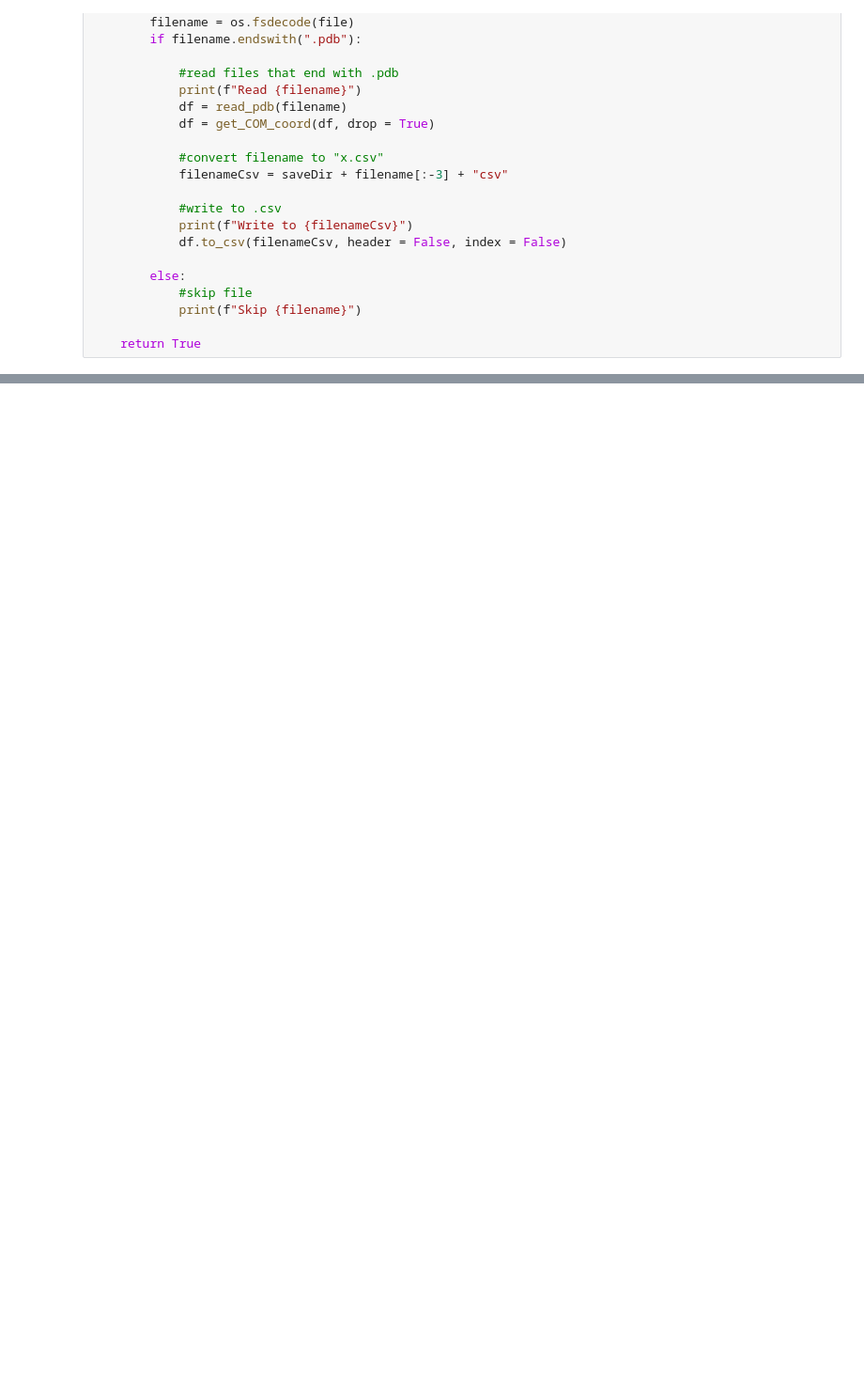
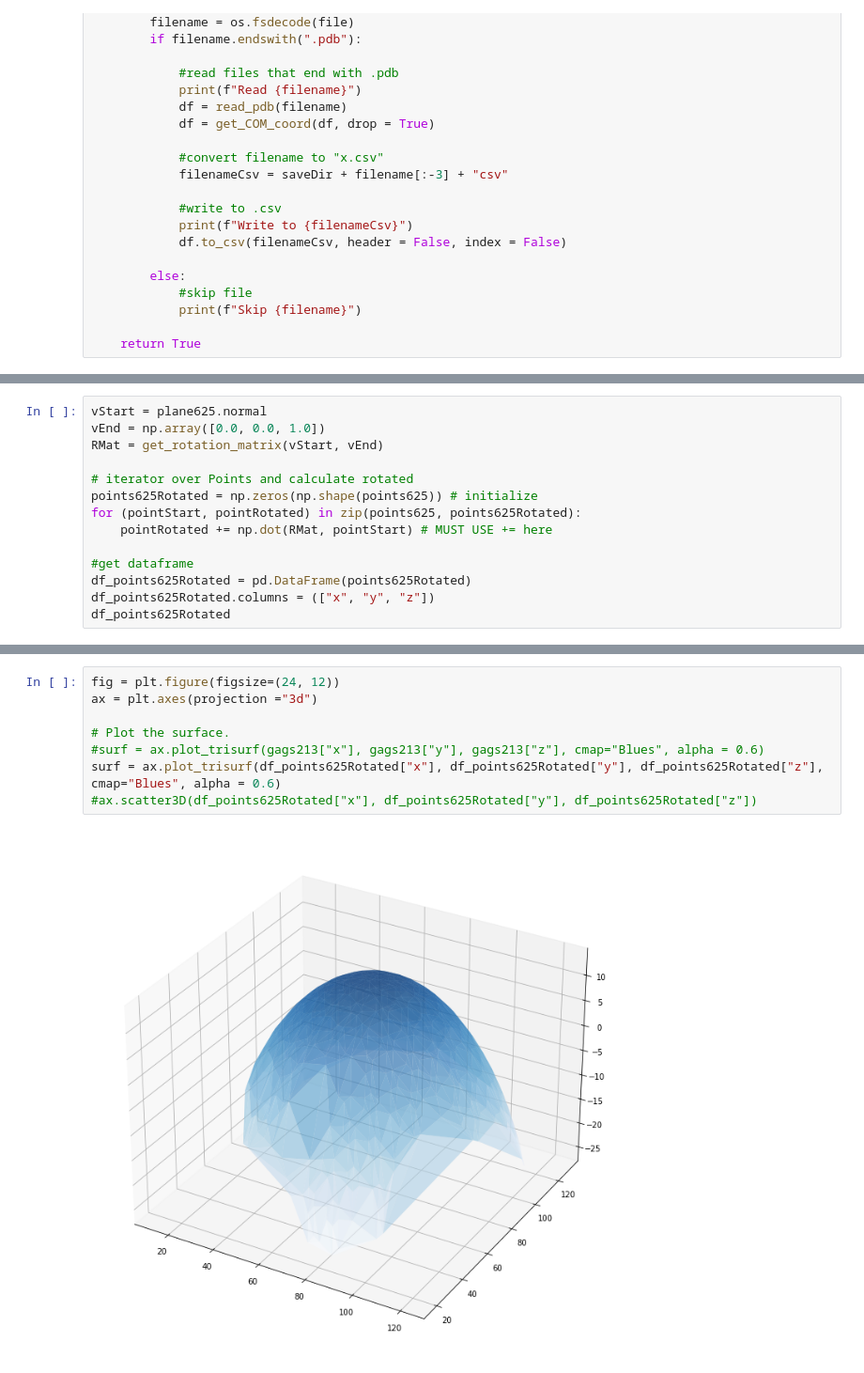
Before and after one commit to yingyue0414/results, a Jupyter notebook: ngag_CoM/convert_pdb_to_xyz_CoM.ipynb, the cells around one changed output, grey strips where cells are left out. Shown: that part at 94% size. Drawn from its saved outputs; the diff is of its cells as text; blank space fills up the shorter version.

```diff
--- a/ngag_CoM/convert_pdb_to_xyz_CoM.ipynb
+++ b/ngag_CoM/convert_pdb_to_xyz_CoM.ipynb
@@ -91,0 +176,14 @@ True
+# %%
+vStart = plane625.normal
+vEnd = np.array([0.0, 0.0, 1.0])
+RMat = get_rotation_matrix(vStart, vEnd)
+
+# iterator over Points and calculate rotated
+points625Rotated = np.zeros(np.shape(points625)) # initialize
+for (pointStart, pointRotated) in zip(points625, points625Rotated):
+    pointRotated += np.dot(RMat, pointStart) # MUST USE += here
+
+#get dataframe
+df_points625Rotated = pd.DataFrame(points625Rotated)
+df_points625Rotated.columns = (["x", "y", "z"])
+df_points625Rotated
@@ -91,0 +204,10 @@ True
+# %%
+fig = plt.figure(figsize=(24, 12))
+ax = plt.axes(projection ="3d")
+
+# Plot the surface.
+#surf = ax.plot_trisurf(gags213["x"], gags213["y"], gags213["z"], cmap="Blues", alpha = 0.6)
+surf = ax.plot_trisurf(df_points625Rotated["x"], df_points625Rotated["y"], df_points625Rotated["z"], cmap="Blues", alpha = 0.6)
+#ax.scatter3D(df_points625Rotated["x"], df_points625Rotated["y"], df_points625Rotated["z"])
+# %% [output]
+[figure, added]
```
Also changed, not shown: parts of 15 cells of this notebook, 8 other files.
